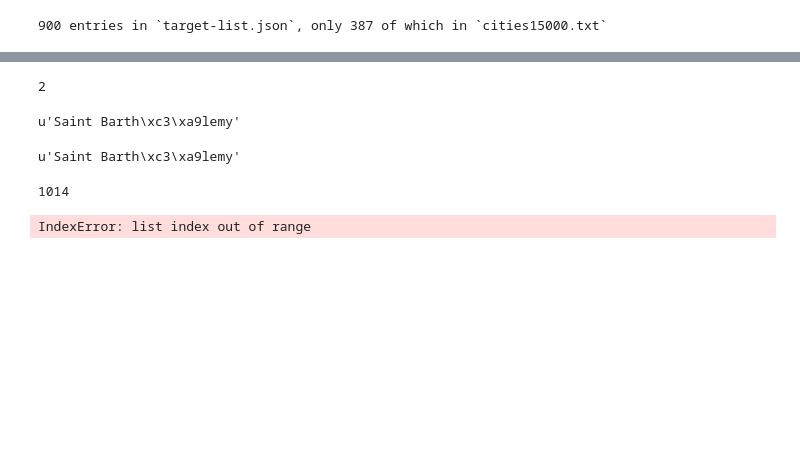
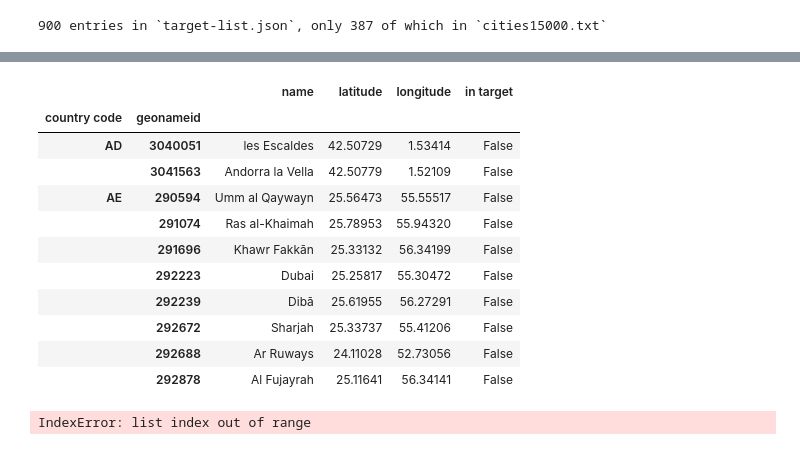
Before and after one commit to busbud/coding-challenge-analytics-a, a Jupyter notebook: data_wrangling.ipynb, the cells around one changed output, grey strips where cells are left out. Cells and saved outputs as stored; diff of their text form; code cells hidden in the pictures; blank space fills up the shorter version.

```diff
--- a/data_wrangling.ipynb
+++ b/data_wrangling.ipynb
@@ -49,4 +62,0 @@ other_frame = country_frame[['name', 'latitude', 'longitude', 'in target']]
-# %%
-other_frame.ix['AD']['name'].count()
-# %% [output]
-2
@@ -55,23 +63,18 @@ countries_response = pd.io.html.read_html('http://www.geonames.org/countries/',
-# %%
-country_series = countries_response[0][['ISO-3166alpha2', 'Country']].set_index('ISO-3166alpha2')['Country']
-country_series.ix['BL']
-# country_lookup_table = country_table.set_index('ISO-3166alpha2')
-# country_lookup_table.ix[u'AE']['Country']
-# country_lookup_table.ix[u'AE'].count(level='geonameid')
-# %% [output]
-u'Saint Barth\xc3\xa9lemy'
-# %%
-barf = country_series.to_json(force_ascii=True)
-barf[:500]
-unbarf = json.loads(barf)
-unbarf['BL']
-# %% [output]
-u'Saint Barth\xc3\xa9lemy'
-# %%
-newblob = blob.find_all('td', valign='middle')  #TODO -- count is off, need to fix
-print len(newblob)
-# %% [output]
-1014
+# %%
+def in_target(geonameid)
+# %% [output]
+|  |  | name | latitude | longitude | in target |
+| country code | geonameid |  |  |  |  |
+| AD | 3040051 | les Escaldes | 42.50729 | 1.53414 | False |
+|  | 3041563 | Andorra la Vella | 42.50779 | 1.52109 | False |
+| AE | 290594 | Umm al Qaywayn | 25.56473 | 55.55517 | False |
+|  | 291074 | Ras al-Khaimah | 25.78953 | 55.94320 | False |
+|  | 291696 | Khawr Fakkān | 25.33132 | 56.34199 | False |
+|  | 292223 | Dubai | 25.25817 | 55.30472 | False |
+|  | 292239 | Dibā | 25.61955 | 56.27291 | False |
+|  | 292672 | Sharjah | 25.33737 | 55.41206 | False |
+|  | 292688 | Ar Ruways | 24.11028 | 52.73056 | False |
+|  | 292878 | Al Fujayrah | 25.11641 | 56.34141 | False |
 # %%
 country_dict = {}
 for item in newblob:
```
Also changed, not shown: parts of 6 cells of this notebook, 3 other files.
